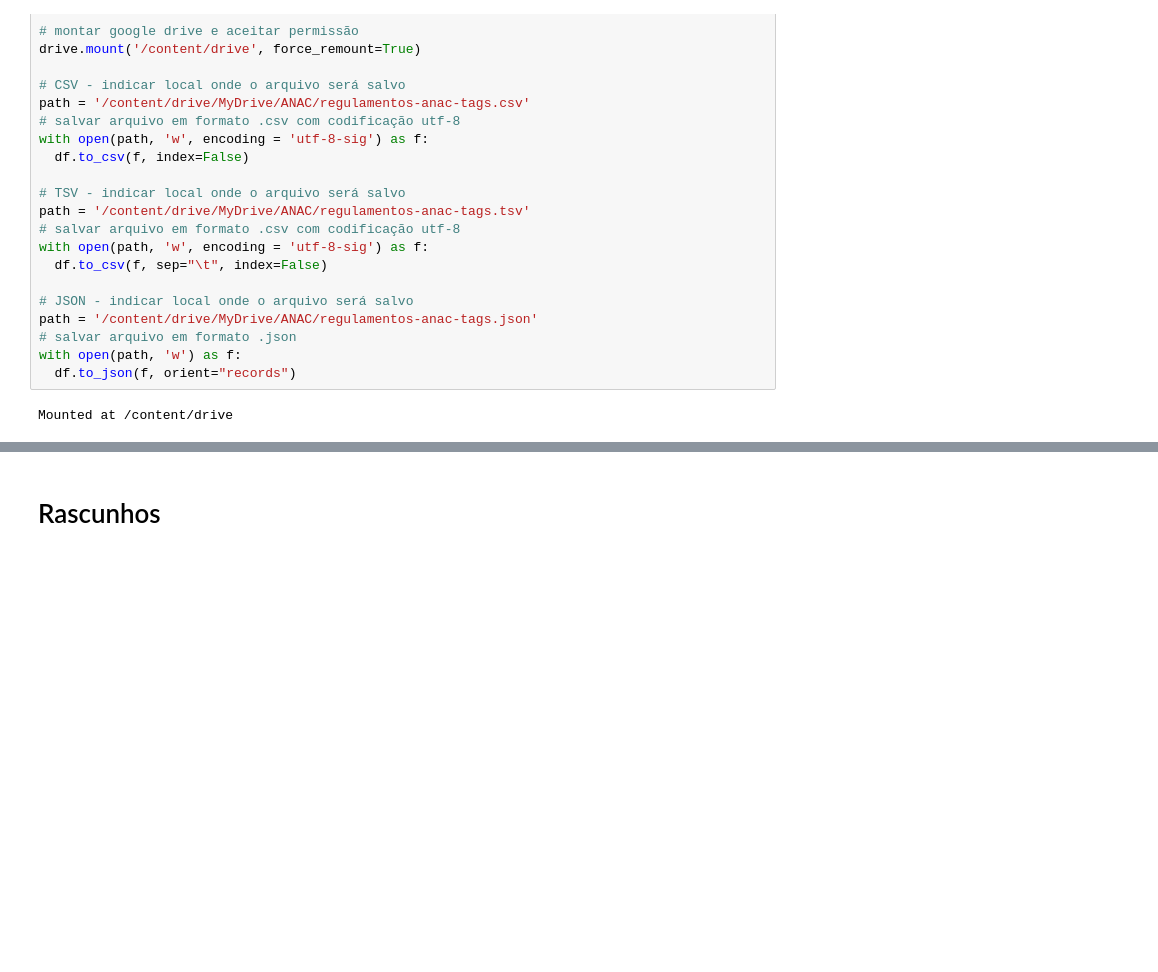
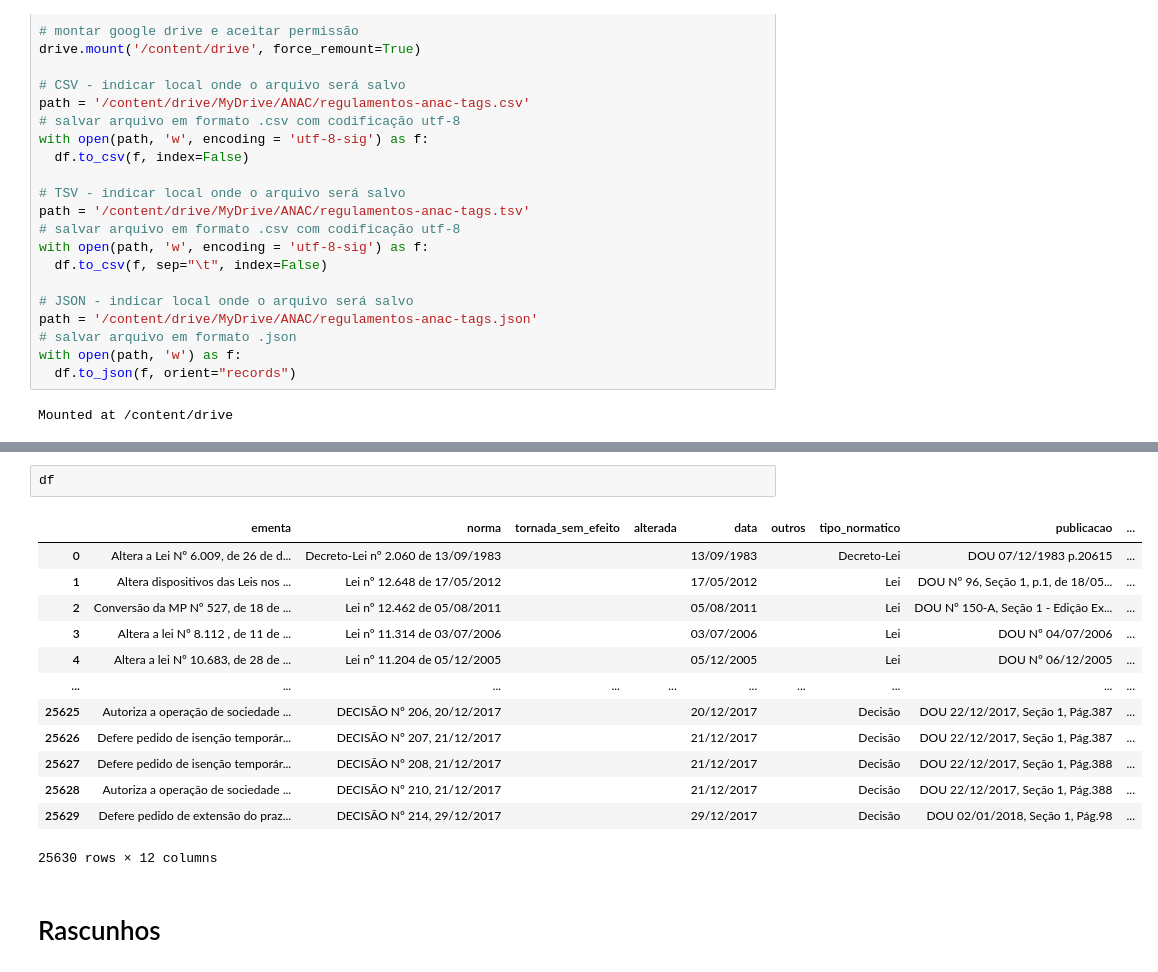
Before and after one commit to gabrielmacedoanac/ANAC, a Jupyter notebook: regulmanentos_anac.ipynb, the cells around one changed output, grey strips where cells are left out. Drawn from its saved outputs; the diff is of its cells as text; blank space fills up the shorter version.

```diff
--- a/regulmanentos_anac.ipynb
+++ b/regulmanentos_anac.ipynb
@@ -123,6 +123,22 @@ files.download('/content/drive/MyDrive/ANAC/regulamentos-anac-tags.json')
 [interactive output not drawn]
 [interactive output not drawn]
 [interactive output not drawn]
+# %%
+df
+# %% [output]
+|  | ementa | norma | tornada_sem_efeito | alterada | data | outros | tipo_normatico | publicacao | ... |
+| 0 | Altera a Lei Nº 6.009, de 26 de d... | Decreto-Lei nº 2.060 de 13/09/1983 |  |  | 13/09/1983 |  | Decreto-Lei | DOU 07/12/1983 p.20615 | ... |
+| 1 | Altera dispositivos das Leis nos ... | Lei nº 12.648 de 17/05/2012 |  |  | 17/05/2012 |  | Lei | DOU Nº 96, Seção 1, p.1, de 18/05... | ... |
+| 2 | Conversão da MP Nº 527, de 18 de ... | Lei nº 12.462 de 05/08/2011 |  |  | 05/08/2011 |  | Lei | DOU Nº 150-A, Seção 1 - Edição Ex... | ... |
+| 3 | Altera a lei Nº 8.112 , de 11 de ... | Lei nº 11.314 de 03/07/2006 |  |  | 03/07/2006 |  | Lei | DOU Nº 04/07/2006 | ... |
+| 4 | Altera a lei Nº 10.683, de 28 de ... | Lei nº 11.204 de 05/12/2005 |  |  | 05/12/2005 |  | Lei | DOU Nº 06/12/2005 | ... |
+| ... | ... | ... | ... | ... | ... | ... | ... | ... | ... |
+| 25625 | Autoriza a operação de sociedade ... | DECISÃO Nº 206, 20/12/2017 |  |  | 20/12/2017 |  | Decisão | DOU 22/12/2017, Seção 1, Pág.387 | ... |
+| 25626 | Defere pedido de isenção temporár... | DECISÃO Nº 207, 21/12/2017 |  |  | 21/12/2017 |  | Decisão | DOU 22/12/2017, Seção 1, Pág.387 | ... |
+| 25627 | Defere pedido de isenção temporár... | DECISÃO Nº 208, 21/12/2017 |  |  | 21/12/2017 |  | Decisão | DOU 22/12/2017, Seção 1, Pág.388 | ... |
+| 25628 | Autoriza a operação de sociedade ... | DECISÃO Nº 210, 21/12/2017 |  |  | 21/12/2017 |  | Decisão | DOU 22/12/2017, Seção 1, Pág.388 | ... |
+| 25629 | Defere pedido de extensão do praz... | DECISÃO Nº 214, 29/12/2017 |  |  | 29/12/2017 |  | Decisão | DOU 02/01/2018, Seção 1, Pág.98 | ... |
+25630 rows × 12 columns
 # %% [markdown]
 # Rascunhos
 # %%
```
